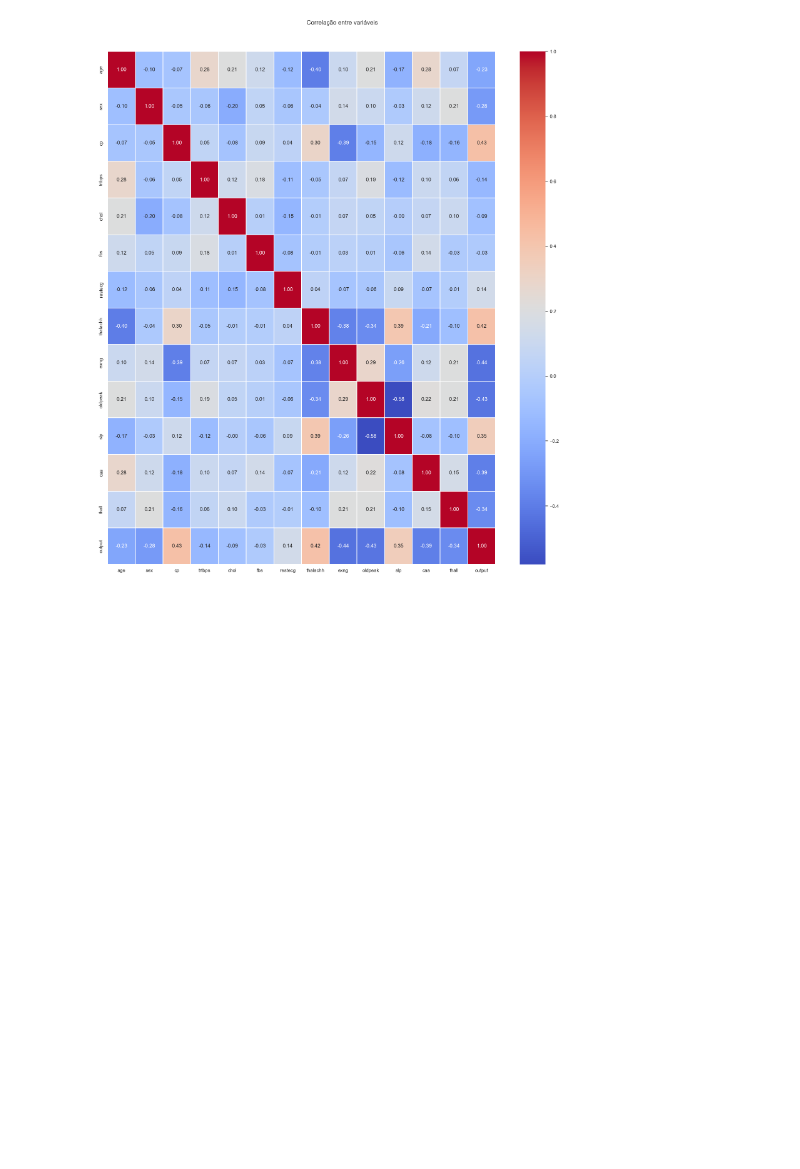
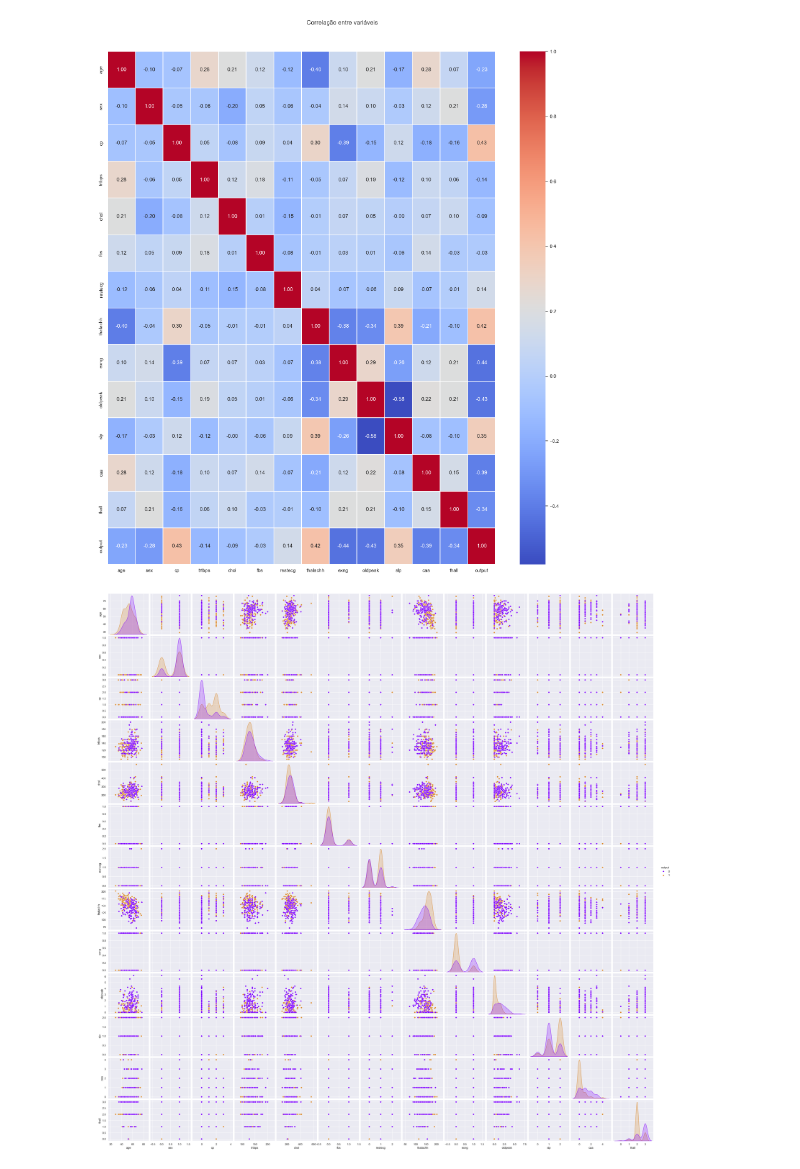
Before and after one commit to guiakio8/Novas-tecnologias, a Jupyter notebook: LimpezaDados.ipynb, the cells around one changed output. Cells and saved outputs as stored; diff of their text form; code cells hidden in the pictures; blank space fills up the shorter version.

```diff
--- a/LimpezaDados.ipynb
+++ b/LimpezaDados.ipynb
@@ -139,3 +139,8 @@ f.subplots_adjust(top=0.93)
 t= f.suptitle('Correlação entre variáveis', fontsize=14)
 # %% [output]
 [figure]
+# %%
+sns.pairplot(df,hue='output',palette = ["#8000ff","#da8829"])
+plt.show()
+# %% [output]
+[figure, added]
```
